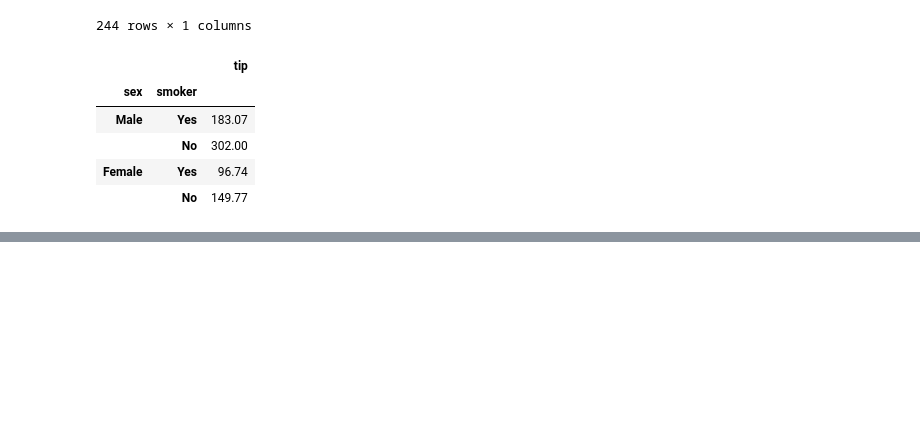
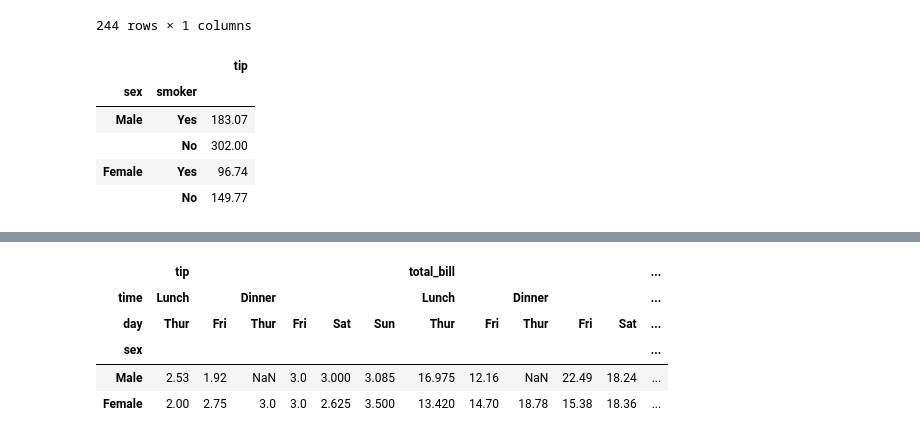
Before and after one commit to vcautela/Data_Wrangling, a Jupyter notebook: Data_Wrangling.ipynb, the cells around one changed output, grey strips where cells are left out. Saved outputs shown, nothing was run; the diff lists cells and outputs as text; code cells hidden in the pictures; blank space fills up the shorter version.

```diff
--- a/Data_Wrangling.ipynb
+++ b/Data_Wrangling.ipynb
@@ -439,0 +483,10 @@ px.bar(data_frame=df,x='sex',y='tip', color='smoker', barmode='group')
+# %%
+# pivot: sex - time/day - total_bill/tip
+df.pivot_table(index='sex', columns=['time', 'day'], values=['total_bill','tip'], aggfunc=np.median)
+# %% [output]
+|  | tip |  |  |  |  |  | total_bill |  |  |  |  | ... |
+| time | Lunch |  | Dinner |  |  |  | Lunch |  | Dinner |  |  | ... |
+| day | Thur | Fri | Thur | Fri | Sat | Sun | Thur | Fri | Thur | Fri | Sat | ... |
+| sex |  |  |  |  |  |  |  |  |  |  |  | ... |
+| Male | 2.53 | 1.92 | NaN | 3.0 | 3.000 | 3.085 | 16.975 | 12.16 | NaN | 22.49 | 18.24 | ... |
+| Female | 2.00 | 2.75 | 3.0 | 3.0 | 2.625 | 3.500 | 13.420 | 14.70 | 18.78 | 15.38 | 18.36 | ... |
```
Also changed, not shown: parts of 14 cells of this notebook.
